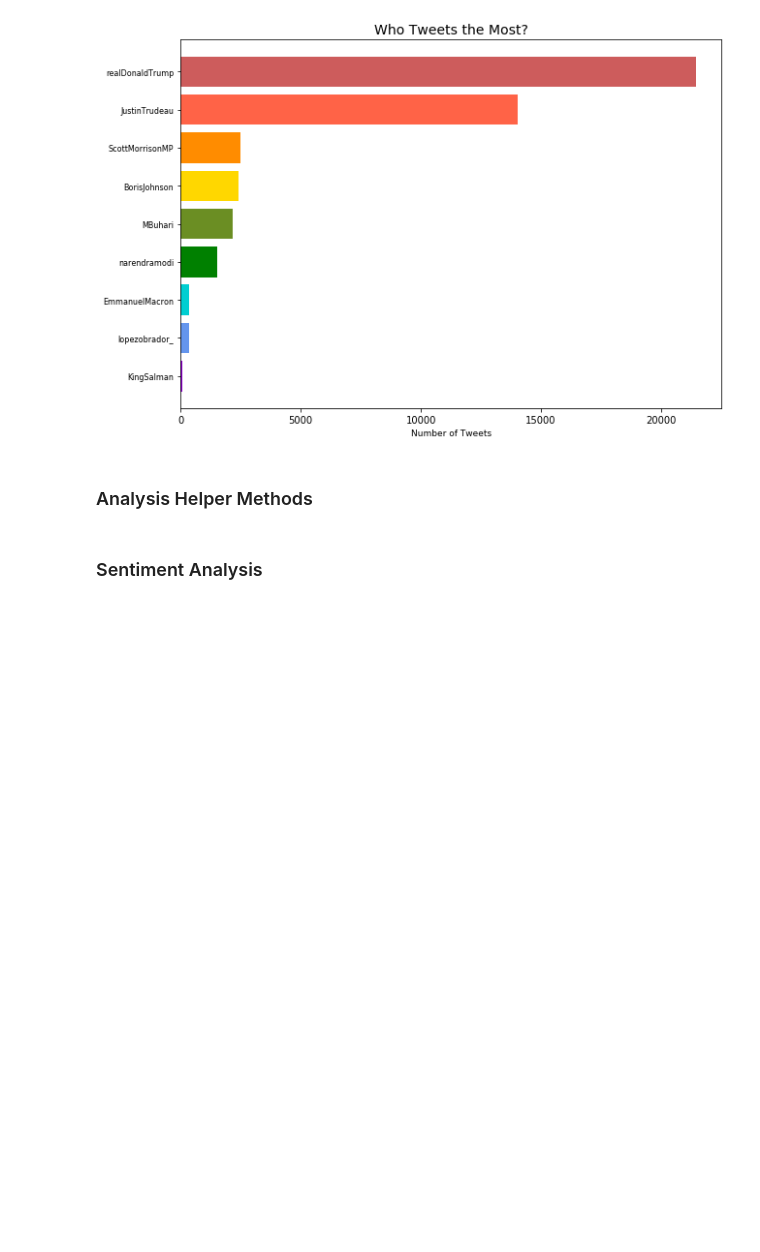
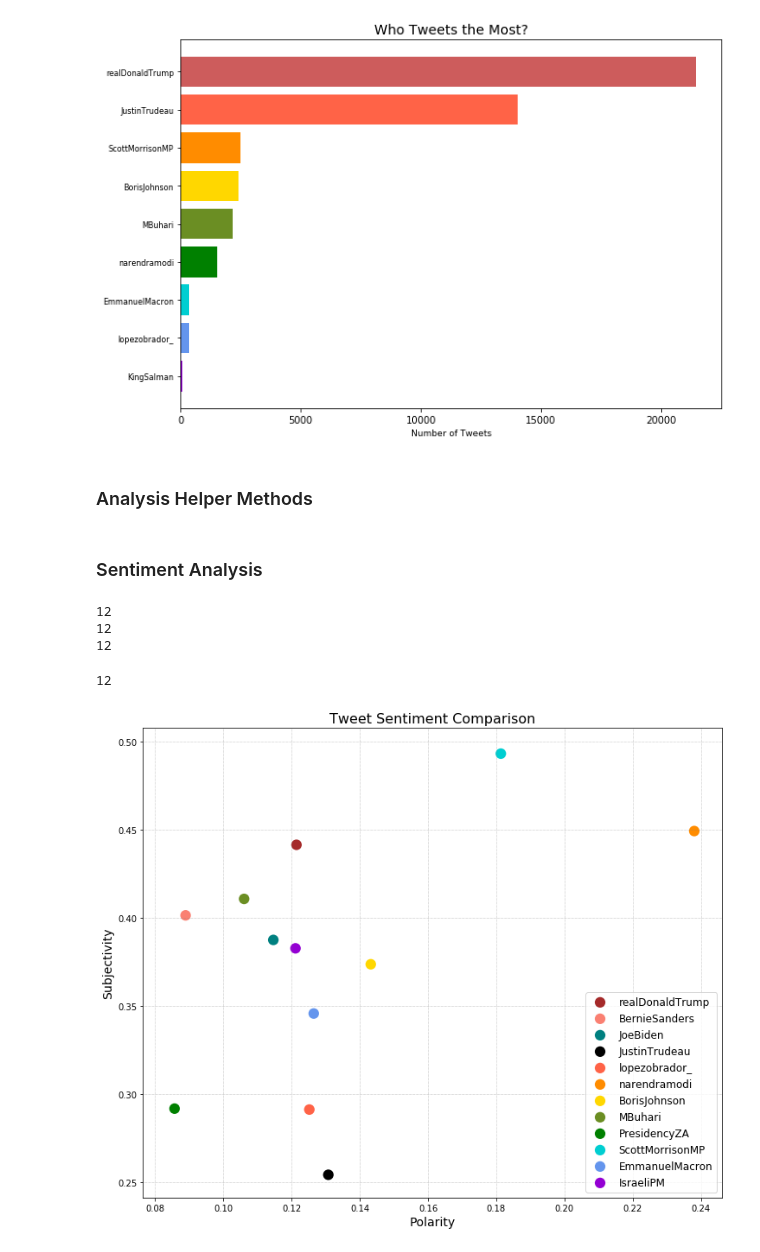
Before and after one commit to duncangrubbs/political-sentiment, a Jupyter notebook: Data Processing.ipynb, the cells around one changed output. Drawn from its saved outputs; the diff is of its cells as text; code cells hidden in the pictures; blank space fills up the shorter version.

Commit message:
Add main plot.

```diff
--- a/Data Processing.ipynb
+++ b/Data Processing.ipynb
@@ -70,7 +71,7 @@ def get_tweets_list(account):
     return tweets
 
 def get_tweets(username):
-    l = get_tweets_list('realDonaldTrump')
+    l = get_tweets_list(username)
     l.reverse()
     return l
 # %%
@@ -217,3 +253,50 @@ assert len(get_tweets_range(trump_tweets, '2016-04-13', '2017-04-13')) == 2990
+# %%
+cols = [
+#     'indianred',
+    'brown',
+    'salmon',
+    'teal',
+    'black',
+    'tomato',
+    'darkorange',
+    'gold',
+    'olivedrab',
+    'green',
+    'darkturquoise',
+    'cornflowerblue',
+    'darkviolet'
+]
+print(len(data))
+print(len(groups))
+print(len(cols))
+COPY = data
+# %% [output]
+12
+12
+12
+# %%
+data = COPY
+print(len(data))
+# %% [output]
+12
+# %%
+# Create plot
+fig = plt.figure(figsize=(12, 10))
+ax = fig.add_subplot(1, 1, 1)
+
+for pair, color, group in zip(data, cols, groups):
+    x, y = pair
+    ax.scatter(x, y, c=color, edgecolors='none', s=150, label=group)
+
+ax.grid(linestyle=':', linewidth='0.5', color='gray')
+plt.title('Tweet Sentiment Comparison', fontsize=16)
+plt.xlabel('Polarity', fontsize=14)
+plt.ylabel('Subjectivity', fontsize=14)
+plt.legend(loc=4, fontsize=12)
+plt.savefig('./blog_res/major.png', dpi=200)
+plt.show()
+# %% [output]
+[figure, added]
 # %%
 def average_sent(tweets):
     pol = []
```
Also changed, not shown: parts of 5 cells of this notebook, 1 other file.
